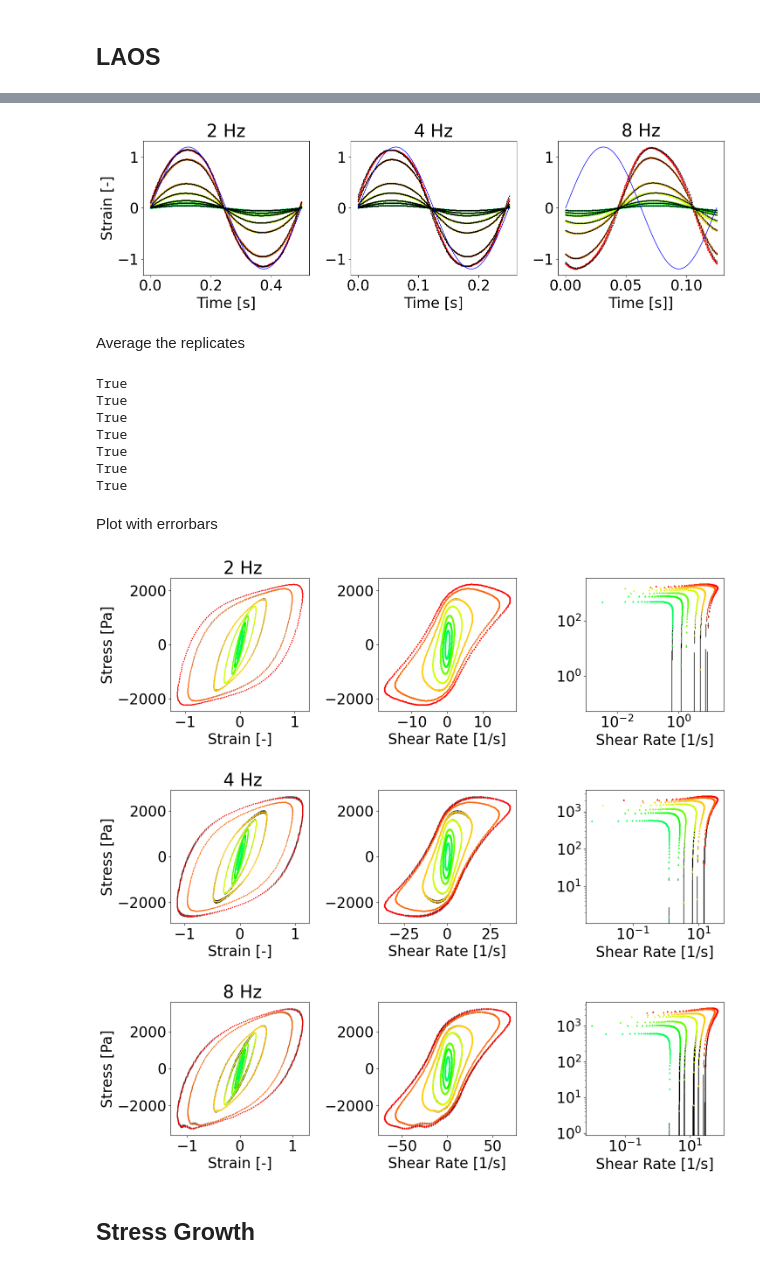
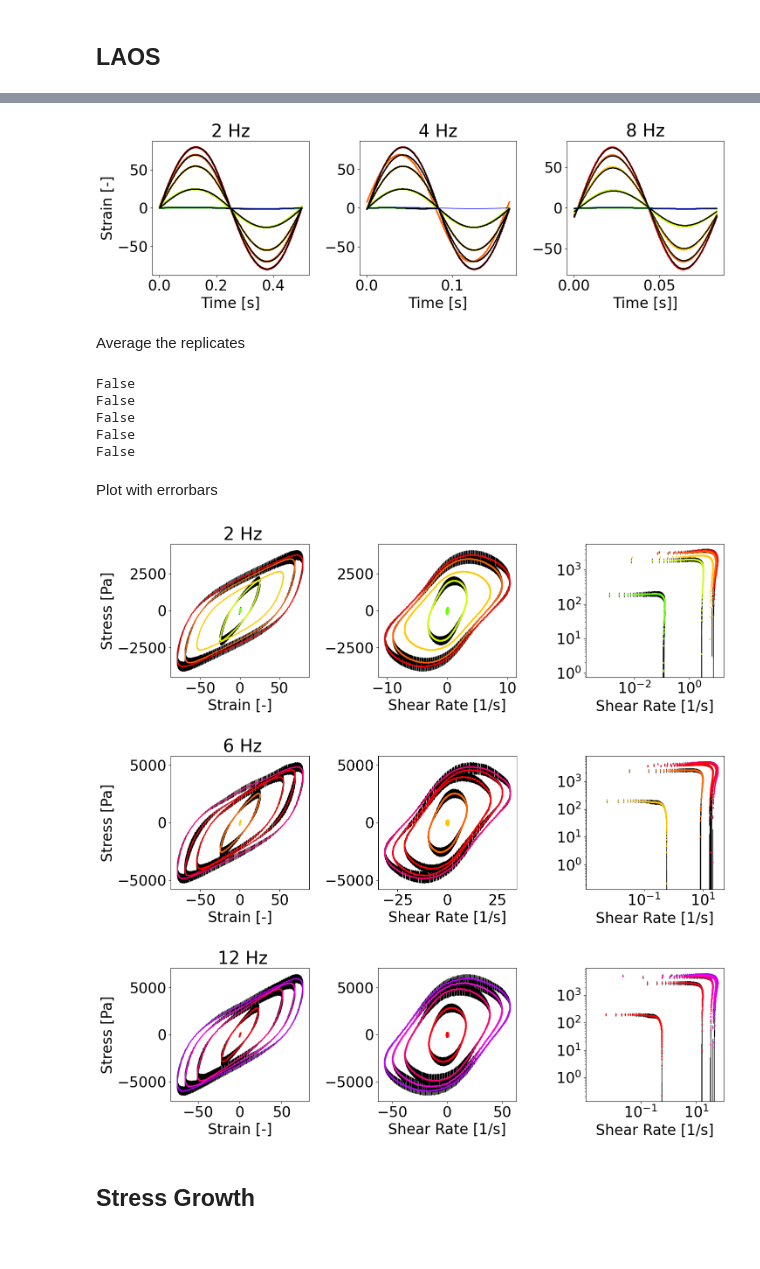
Before and after one commit to yagmurbugday/vdSman_Constitutive_Model_Fitting, a Jupyter notebook: data_reading.ipynb, the cells around one changed output, grey strips where cells are left out. Drawn from its saved outputs; the diff is of its cells as text; code cells hidden in the pictures.

```diff
--- a/data_reading.ipynb
+++ b/data_reading.ipynb
@@ -482,16 +565,16 @@ axs[1].set_title('4 Hz')
 axs[2].set_title('8 Hz')
 
 
-for i in range(0,7):
+for i in range(0,5):
 
     x1 = data_exp[i][0][-ndata_cycle:]
     y1 = data_exp[i][2][-ndata_cycle:]
 
-    x2 = data_exp[i+14][0][-ndata_cycle:]
-    y2 = data_exp[i+14][2][-ndata_cycle:]
+    x2 = data_exp[i+10][0][-ndata_cycle:]
+    y2 = data_exp[i+10][2][-ndata_cycle:]
 
-    x3 = data_exp[i+28][0][-ndata_cycle:]
-    y3 = data_exp[i+28][2][-ndata_cycle:]
+    x3 = data_exp[i+20][0][-ndata_cycle:]
+    y3 = data_exp[i+20][2][-ndata_cycle:]
 
     # Plot data in the first subplot
     axs[0].plot(x1, y1, marker='o', color=color_palette[i], label='Data 1', markersize=2, linewidth =0)
@@ -503,16 +586,17 @@ for i in range(0,7):
     axs[2].plot(x3, y3, marker='^', color=color_palette[i], label='Data 3', markersize=2, linewidth =0)
 
 
-for i in range(7,14):
+
+for i in range(5,10):
 
     x1 = data_exp[i][0][-ndata_cycle:]
     y1 = data_exp[i][2][-ndata_cycle:]
 
-    x2 = data_exp[i+14][0][-ndata_cycle:]
-    y2 = data_exp[i+14][2][-ndata_cycle:]
+    x2 = data_exp[i+10][0][-ndata_cycle:]
+    y2 = data_exp[i+10][2][-ndata_cycle:]
 
-    x3 = data_exp[i+28][0][-ndata_cycle:]
-    y3 = data_exp[i+28][2][-ndata_cycle:]
+    x3 = data_exp[i+20][0][-ndata_cycle:]
+    y3 = data_exp[i+20][2][-ndata_cycle:]
 
     # Plot data in the first subplot
     axs[0].plot(x1, y1, marker='o', color='black', label='Data 1', markersize=1, linewidth =0)
@@ -528,7 +612,7 @@ plt.tight_layout()
 
 
 freq = 2
-ampl = 120
+ampl = 80
 t = np.linspace(0,1/freq,ndata_cycle)
 strains = []
 shrates =[]
@@ -540,8 +624,8 @@ for elem in t:
     shrates.append(shrate)
 axs[0].plot(t, strains, marker='o', color='blue', markersize=0, linewidth =1)
 
-freq = 4
-ampl = 120
+freq = 6
+ampl = 80
 t = np.linspace(0,1/freq,ndata_cycle)
 strains = []
 shrates =[]
@@ -553,8 +637,8 @@ for elem in t:
     shrates.append(shrate)
 axs[1].plot(t, strains, marker='o', color='blue', markersize=0, linewidth =1)
 
-freq = 8
-ampl = 120
+freq = 12
+ampl = 80
 t = np.linspace(0,1/freq,ndata_cycle)
 strains = []
 shrates =[]
@@ -570,7 +654,7 @@ axs[2].plot(t, strains, marker='o', color='blue', markersize=0, linewidth =1)
 # Display the plots
 plt.show()
 # %% [output]
-[figure, old version]
+[figure, new version]
 # %% [markdown]
 Average the replicates
 # %%
@@ -675,16 +759,14 @@ for i in range(0,7):
     data_exp_avg.append(elem)
 # %%
-for i in range(0,7):
-    has_nan = any(math.isnan(x) for x in data_exp[i+28][1])
+for i in range(0,5):
+    has_nan = any(math.isnan(x) for x in data_exp[i+20][1])
     print(has_nan)
 # %% [output]
-True
-True
-True
-True
-True
-True
-True
+False
+False
+False
+False
+False
 # %% [markdown]
 Plot with errorbars
 # %%
@@ -706,7 +788,7 @@ for stdval in std_freq2: std_all.append(stdval)
 for stdval in std_freq4: std_all.append(stdval)
 for stdval in std_freq8: std_all.append(stdval)
 
-for i in range(0,7):
+for i in range(0,5):
 
     err = std_all[i][-ndata_cycle:]
     lim1 = 0
@@ -747,10 +829,10 @@ axs[0].set_xlabel('Strain [-]')
 axs[1].set_xlabel('Shear Rate [1/s]')
 axs[2].set_xlabel('Shear Rate [1/s]')
 axs[0].set_ylabel('Stress [Pa]')
-axs[0].set_title(' 4 Hz')
+axs[0].set_title(' 6 Hz')
 
 
-for i in range(7,14):
+for i in range(5,10):
 
     err = std_all[i][-ndata_cycle:]
     lim1 = 0
@@ -792,44 +874,44 @@ axs[0].set_xlabel('Strain [-]')
 axs[1].set_xlabel('Shear Rate [1/s]')
 axs[2].set_xlabel('Shear Rate [1/s]')
 axs[0].set_ylabel('Stress [Pa]')
-axs[0].set_title(' 8 Hz')
+axs[0].set_title(' 12 Hz')
 
 
-for i in range(14,21):
+for i in range(10,15):
 
     err = std_all[i][-ndata_cycle:]
     lim1 = 0
     lim2 = ndata_cycle
 
     x1 = data_exp_avg[i][2][-ndata_cycle:]
     y1 = data_exp_avg[i][1][-ndata_cycle:]
 
     x2 = data_exp_avg[i][3][-ndata_cycle:]
     y2 = data_exp_avg[i][1][-ndata_cycle:]
 
     x3 = data_exp_avg[i][3][-ndata_cycle:][lim1:lim2]
     y3 = data_exp_avg[i][1][-ndata_cycle:][lim1:lim2]
 
 
 
     # Plot data in the first subplot
     axs[0].errorbar(x1, y1, yerr=err, marker='o', color=color_palette[i-14], label='Data 1', markersize=1, linewidth =0, ecolor = 'black', elinewidth=1)
 
     # Plot data in the second subplot
     axs[1].errorbar(x2, y2, yerr=err, marker='s', color=color_palette[i-14], label='Data 2', markersize=2, linewidth =0 , ecolor = 'black', elinewidth=1)
 
     # Plot data in the third subplot
     axs[2].errorbar(x3, y3, yerr=err[lim1:lim2], marker='^', color=color_palette[i-14], label='Data 3', markersize=2, linewidth =0, ecolor = 'black', elinewidth=1)
 
 # Adjust layout for better spacing
 plt.tight_layout()
 
 # Display the plots
 plt.show()
 # %% [output]
-[figure, old version]
+[figure, new version]
-[figure, old version]
+[figure, new version]
-[figure, old version]
+[figure, new version]
 # %% [markdown]
 ## Stress Growth
 # %%
```
Also changed, not shown: parts of 14 cells of this notebook, 16 other files.
